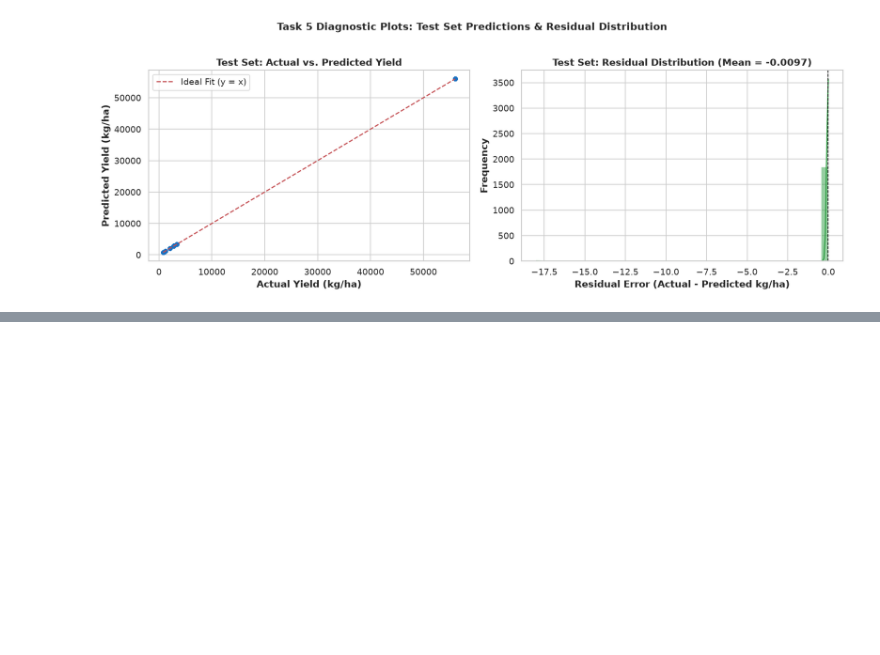
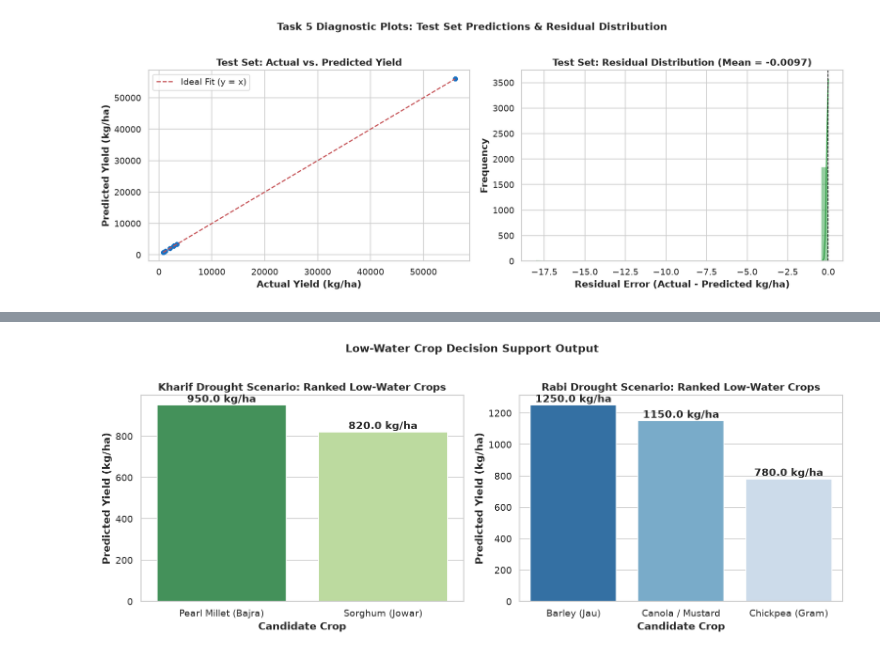
Before and after one commit to SyedMuhammadHunain/Climate-Machine-Learning, a Jupyter notebook: notebooks/01_low_water_crop_selection.ipynb, the cells around one changed output, grey strips where cells are left out. Cells and saved outputs as stored; diff of their text form; code cells hidden in the pictures; blank space fills up the shorter version.

Commit message:
feat: complete Task 6 joblib export and low-water crop recommendation engine

```diff
--- a/notebooks/01_low_water_crop_selection.ipynb
+++ b/notebooks/01_low_water_crop_selection.ipynb
@@ -474,0 +488,20 @@ plt.show()
+# %%
+import joblib
+from pathlib import Path
+
+# Create models directory if it doesn't exist
+models_dir = PROJECT_ROOT / "models"
+models_dir.mkdir(exist_ok=True)
+model_filepath = models_dir / "crop_yield_pipeline.joblib"
+
+# Export the trained and tuned pipeline
+joblib.dump(best_pipeline, model_filepath)
+print(f"Trained pipeline successfully saved to: {model_filepath}")
+
+# Reload to verify persistence integrity
+reloaded_pipeline = joblib.load(model_filepath)
+reloaded_preds = reloaded_pipeline.predict(X_test.iloc[:10])
+original_preds = best_pipeline.predict(X_test.iloc[:10])
+
+np.testing.assert_allclose(reloaded_preds, original_preds, rtol=1e-5)
+print("Integrity check passed: Reloaded pipeline produces identical predictions.")
@@ -474,0 +637,29 @@ plt.show()
+# %%
+# Visualization: Ranked Yield Comparison for the Evaluated Drought Scenarios
+fig, (ax1, ax2) = plt.subplots(1, 2, figsize=(13, 5))
+
+sns.barplot(
+    data=kharif_recommendations, x="Crop_Name", y="Predicted_Yield_kg_ha",
+    hue="Crop_Name", palette="YlGn_r", legend=False, ax=ax1
+)
+ax1.set_title("Kharif Drought Scenario: Ranked Low-Water Crops", weight="bold")
+ax1.set_ylabel("Predicted Yield (kg/ha)", weight="bold")
+ax1.set_xlabel("Candidate Crop", weight="bold")
+for i, row in kharif_recommendations.iterrows():
+    ax1.text(i, row["Predicted_Yield_kg_ha"] + 15, f"{row['Predicted_Yield_kg_ha']} kg/ha", ha="center", weight="bold")
+
+sns.barplot(
+    data=rabi_recommendations, x="Crop_Name", y="Predicted_Yield_kg_ha",
+    hue="Crop_Name", palette="Blues_r", legend=False, ax=ax2
+)
+ax2.set_title("Rabi Drought Scenario: Ranked Low-Water Crops", weight="bold")
+ax2.set_ylabel("Predicted Yield (kg/ha)", weight="bold")
+ax2.set_xlabel("Candidate Crop", weight="bold")
+for i, row in rabi_recommendations.iterrows():
+    ax2.text(i, row["Predicted_Yield_kg_ha"] + 20, f"{row['Predicted_Yield_kg_ha']} kg/ha", ha="center", weight="bold")
+
+plt.suptitle("Low-Water Crop Decision Support Output", fontsize=13, weight="bold", y=1.02)
+plt.tight_layout()
+plt.show()
+# %% [output]
+[figure, added]
```
Also changed, not shown: parts of 5 cells of this notebook, 2 other files.
